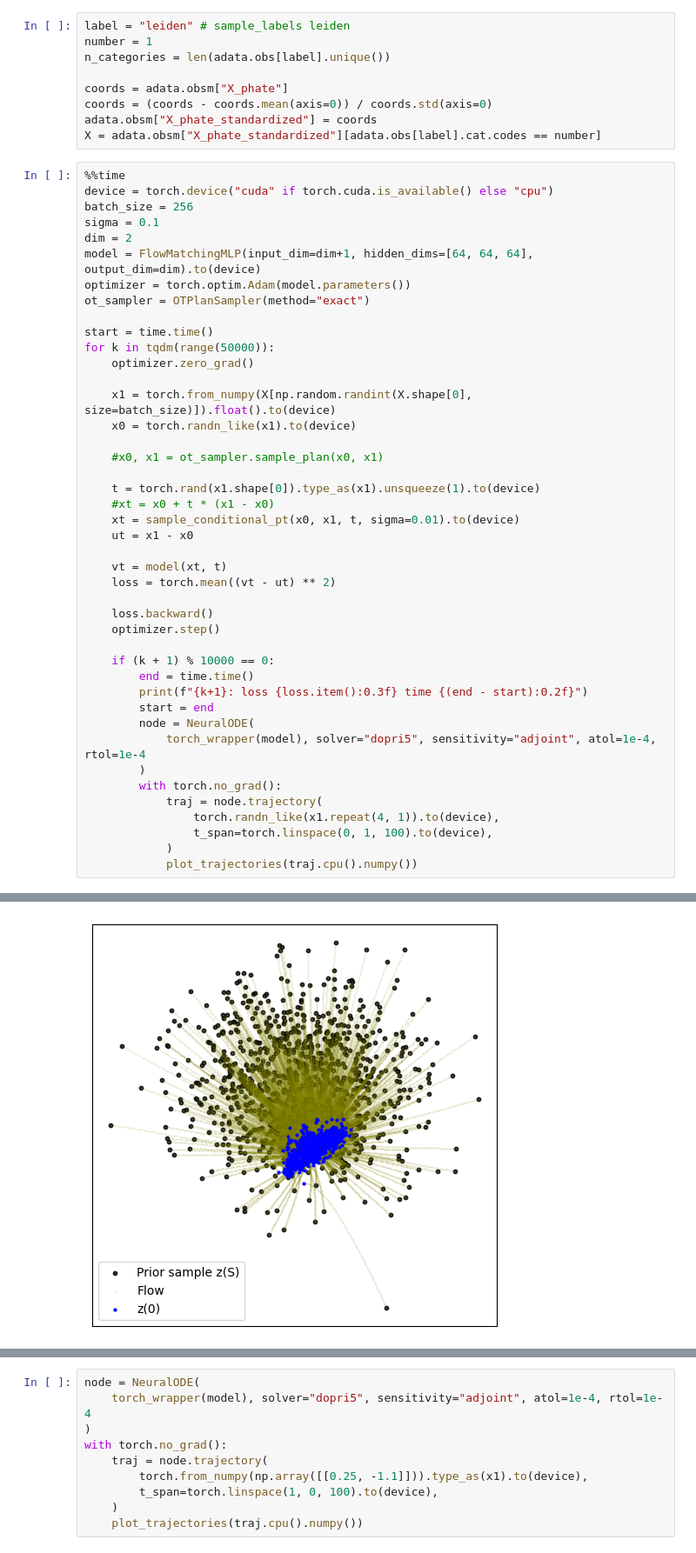
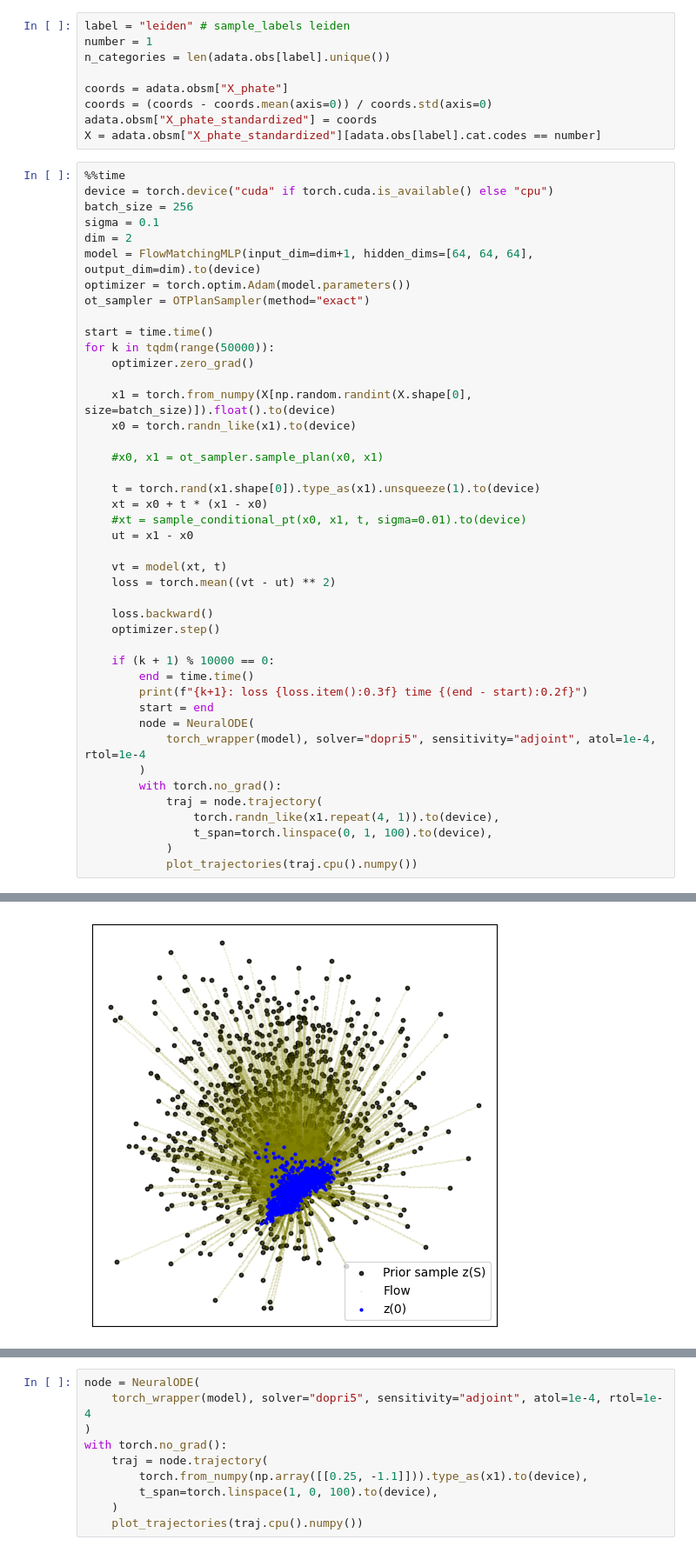
Before and after one commit to theislab/scRatio, a Jupyter notebook: notebooks/scFM_test_dataset.ipynb, the cells around one changed output, grey strips where cells are left out. Shown at 87% size. Saved outputs shown, nothing was run; the diff lists cells and outputs as text.

```diff
--- a/notebooks/scFM_test_dataset.ipynb
+++ b/notebooks/scFM_test_dataset.ipynb
@@ -87,8 +87,8 @@ for k in tqdm(range(50000)):
     #x0, x1 = ot_sampler.sample_plan(x0, x1)
 
     t = torch.rand(x1.shape[0]).type_as(x1).unsqueeze(1).to(device)
-    #xt = x0 + t * (x1 - x0)
-    xt = sample_conditional_pt(x0, x1, t, sigma=0.01).to(device)
+    xt = x0 + t * (x1 - x0)
+    #xt = sample_conditional_pt(x0, x1, t, sigma=0.01).to(device)
     ut = x1 - x0
 
     vt = model(xt, t)
@@ -123 +123 @@ for k in tqdm(range(50000)):
-[figure, old version]
+[figure, new version]
```
Also changed, not shown: parts of 4 cells of this notebook, 48 other files.
